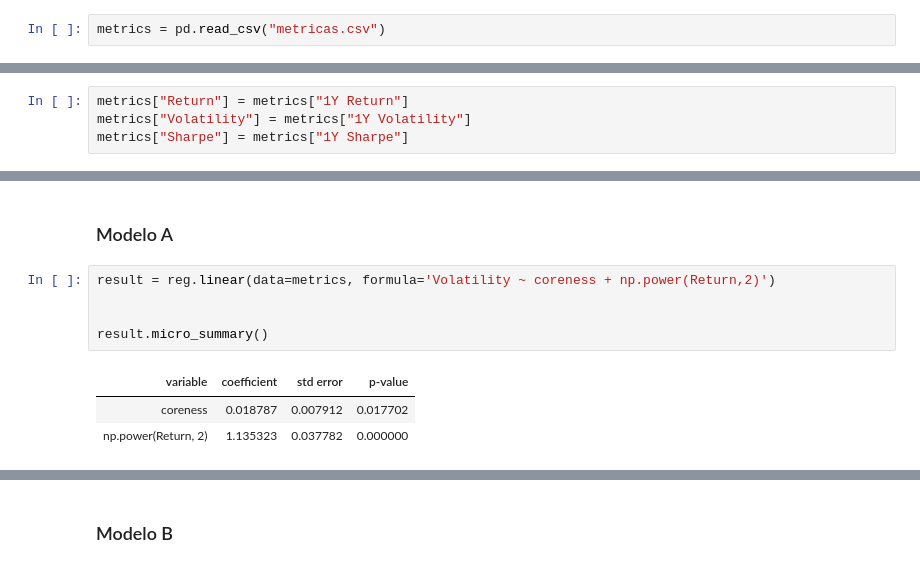
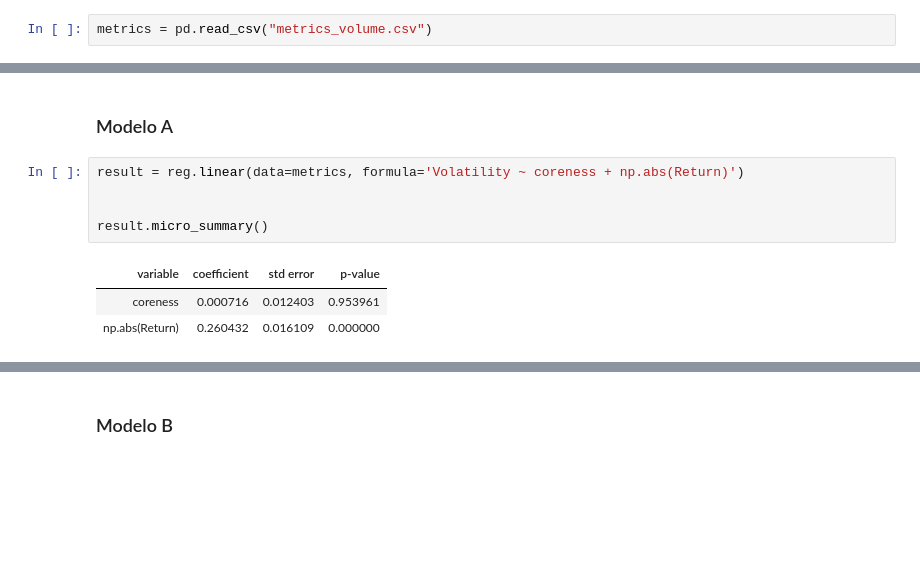
Before and after one commit to arthurchieppe/redsoc-projeto, a Jupyter notebook: modelos.ipynb, the cells around one changed output, grey strips where cells are left out. Saved outputs shown, nothing was run; the diff lists cells and outputs as text; blank space fills up the shorter version.

```diff
--- a/modelos.ipynb
+++ b/modelos.ipynb
@@ -11,7 +11,7 @@ from netpixi.integration.gt import *
 from regression.integration.gt import *
 from graph_tool import centrality
 # %%
-metrics = pd.read_csv("metricas.csv")
+metrics = pd.read_csv("metrics_volume.csv")
 # %%
 metrics
 # %% [output]
@@ -31,4 +30,0 @@ metrics
-# %%
-metrics["Return"] = metrics["1Y Return"]
-metrics["Volatility"] = metrics["1Y Volatility"]
-metrics["Sharpe"] = metrics["1Y Sharpe"]
@@ -37,11 +45,11 @@ metrics["Sharpe"] = metrics["1Y Sharpe"]
 # %% [markdown]
 ### Modelo A
 # %%
-result = reg.linear(data=metrics, formula='Volatility ~ coreness + np.power(Return,2)')
+result = reg.linear(data=metrics, formula='Volatility ~ coreness + np.abs(Return)')
 
 
 result.micro_summary()
 # %% [output]
 | variable | coefficient | std error | p-value |
-| coreness | 0.018787 | 0.007912 | 0.017702 |
-| np.power(Return, 2) | 1.135323 | 0.037782 | 0.000000 |
+| coreness | 0.000716 | 0.012403 | 0.953961 |
+| np.abs(Return) | 0.260432 | 0.016109 | 0.000000 |
```
Also changed, not shown: parts of 49 cells of this notebook, 9 other files.
